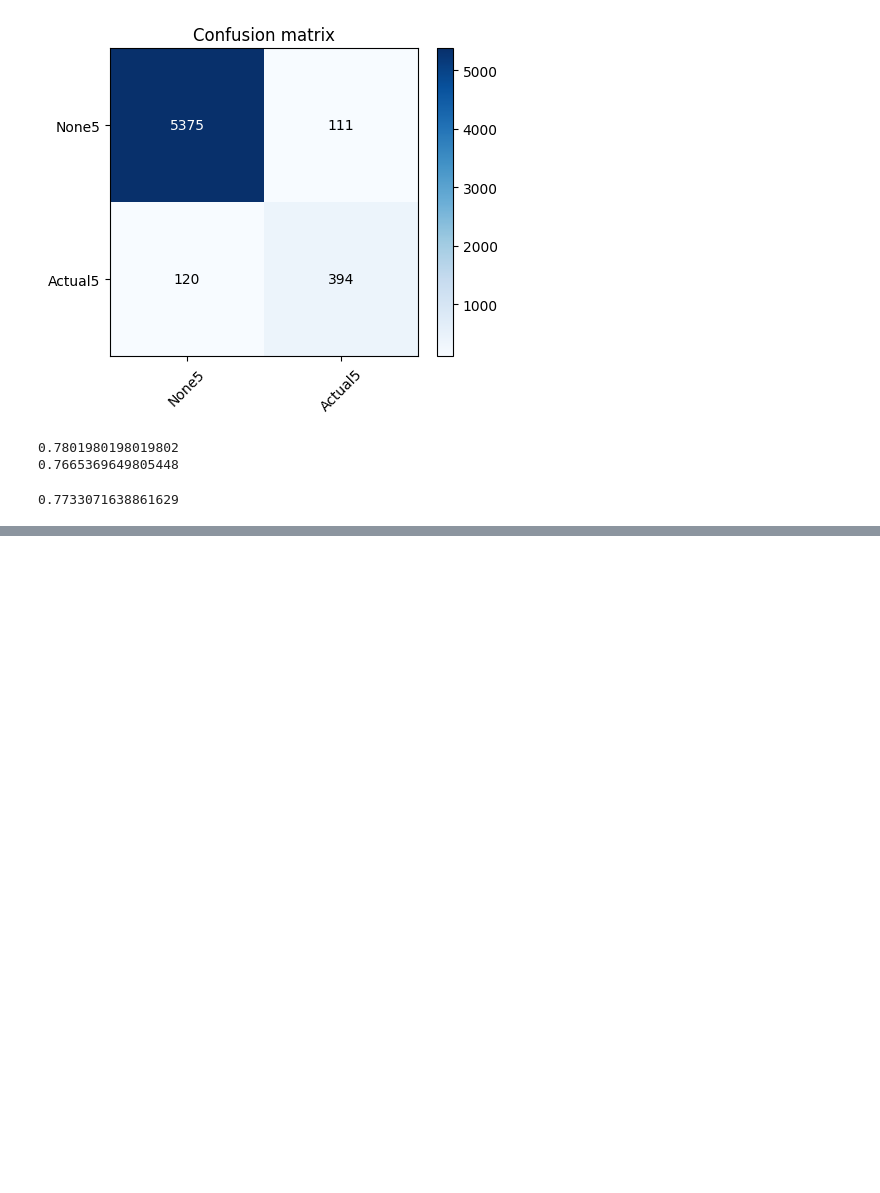
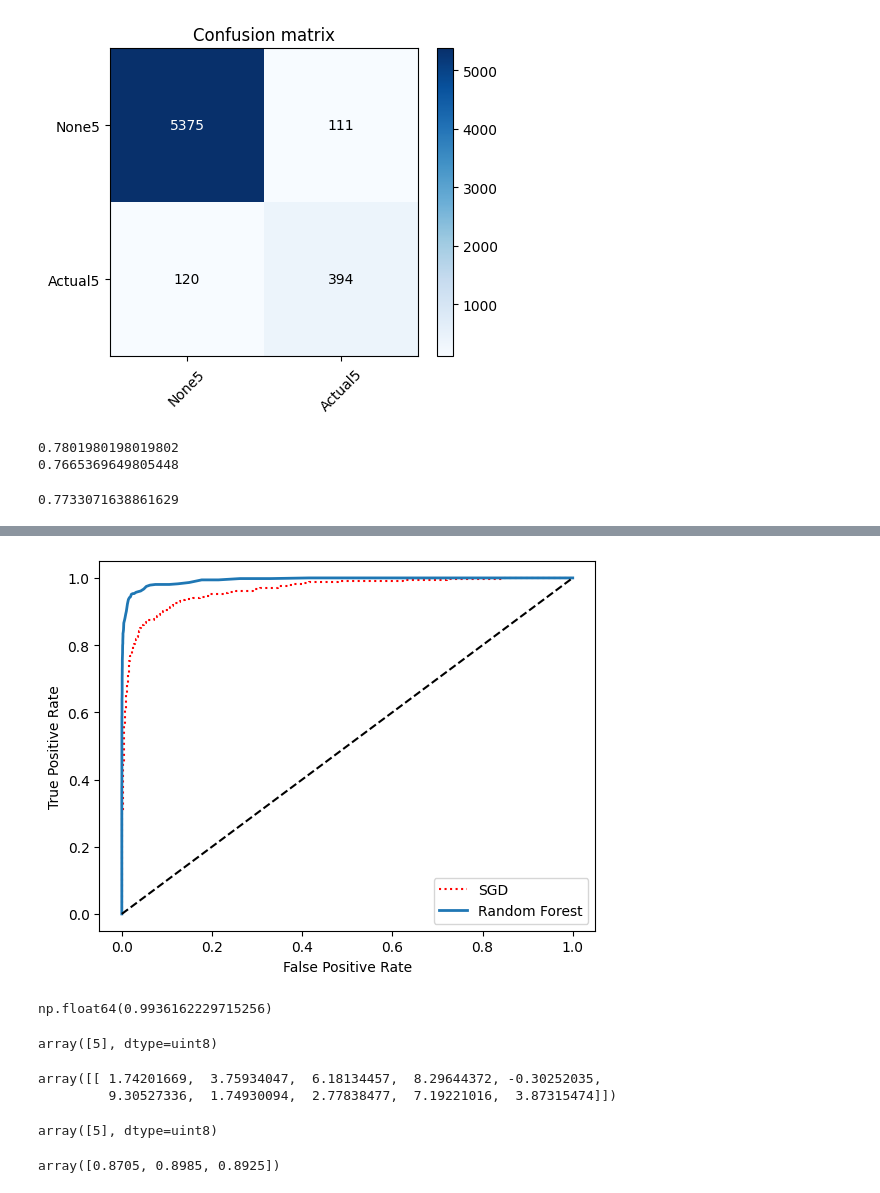
Before and after one commit to Joansanbib/chapter3_classification, a Jupyter notebook: src/Classification.ipynb, the cells around one changed output, grey strips where cells are left out. Cells and saved outputs as stored; diff of their text form; code cells hidden in the pictures; blank space fills up the shorter version.

```diff
--- a/src/Classification.ipynb
+++ b/src/Classification.ipynb
@@ -95,0 +160,35 @@ f1_score(y_train_5, y_train_pred)
+# %%
+plt.plot(fpr, tpr, 'r:', label='SGD')
+plot_roc_curve(fpr_forest, tpr_forest, 'Random Forest')
+plt.legend(loc='lower right')
+plt.show()
+# %% [output]
+[figure, added]
+# %%
+roc_auc_score(y_train_5, y_scores_forest)
+# %% [output]
+np.float64(0.9936162229715256)
+# %%
+svm_clf = SVC()
+svm_clf.fit(X_train, y_train)
+svm_clf.predict([some_digit])
+# %% [output]
+array([5], dtype=uint8)
+# %%
+some_digits_scores = svm_clf.decision_function([some_digit])
+some_digits_scores
+# %% [output]
+array([[ 1.74201669,  3.75934047,  6.18134457,  8.29644372, -0.30252035,
+         9.30527336,  1.74930094,  2.77838477,  7.19221016,  3.87315474]])
+# %%
+ovr_clf = OneVsRestClassifier(SVC())
+ovr_clf.fit(X_train, y_train)
+ovr_clf.predict([some_digit])
+# %% [output]
+array([5], dtype=uint8)
+# %%
+scaler = StandardScaler()
+X_train_scaled = scaler.fit_transform(X_train.astype(np.float64))
+cross_val_score(sgd_clf, X_train_scaled, y_train, cv=3, scoring='accuracy')
+# %% [output]
+array([0.8705, 0.8985, 0.8925])
```
Also changed, not shown: parts of 16 cells of this notebook.
